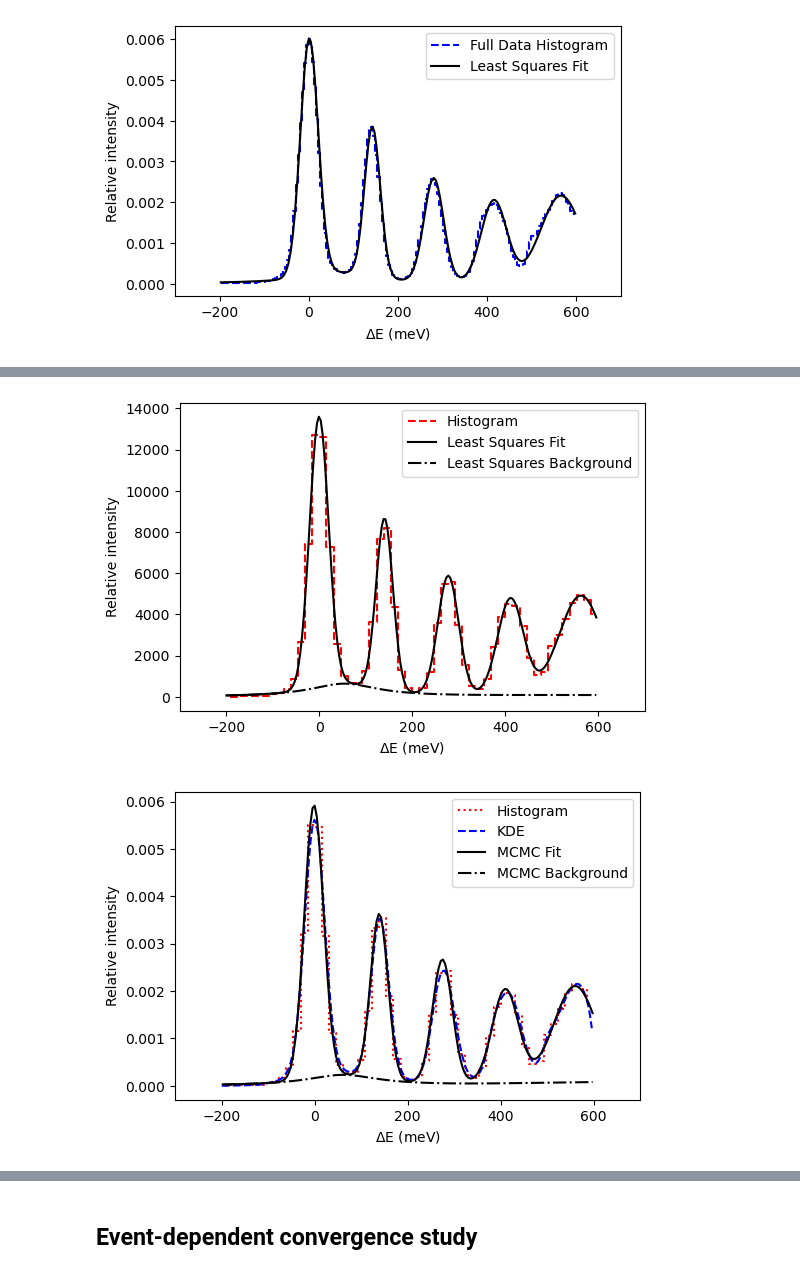
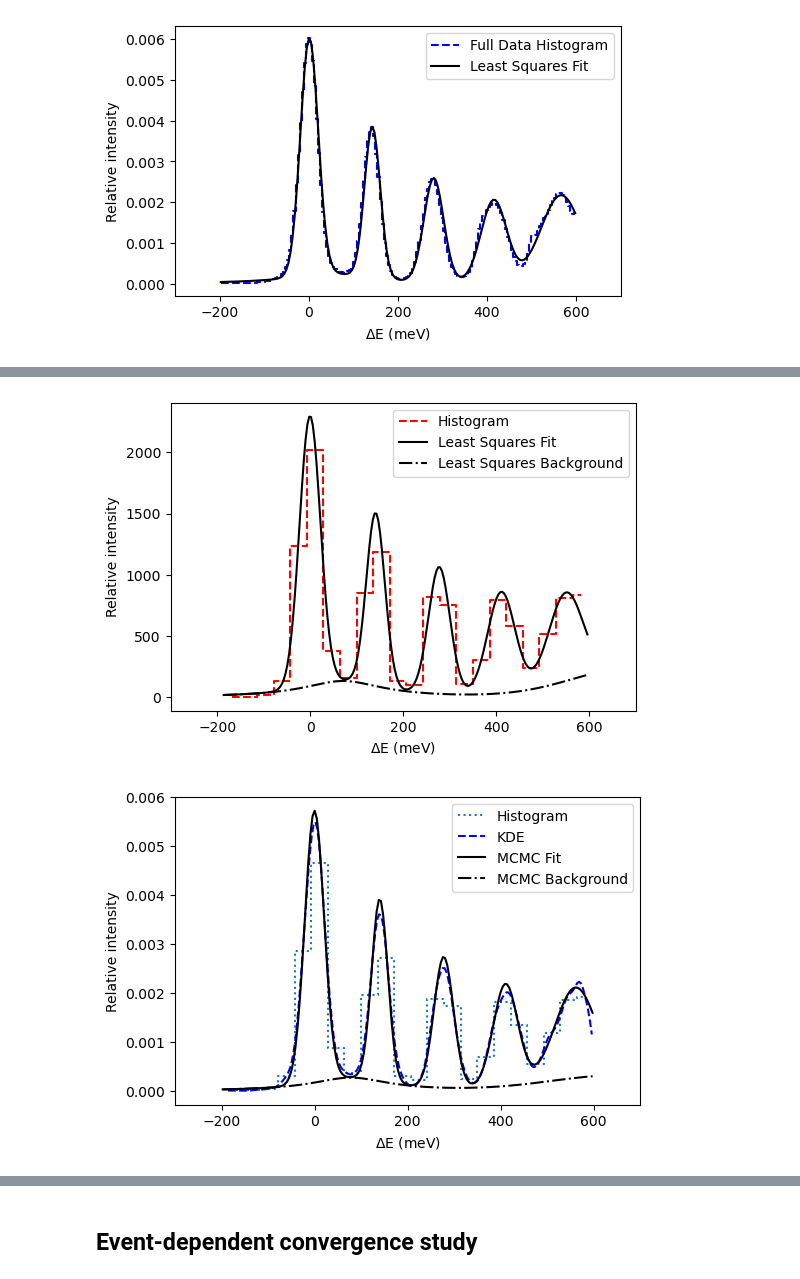
Before and after one commit to localoptimum/emtk, a Jupyter notebook: ARCStest-with-background.ipynb, the cells around one changed output, grey strips where cells are left out. Cells and saved outputs as stored; diff of their text form; code cells hidden in the pictures.

```diff
--- a/ARCStest-with-background.ipynb
+++ b/ARCStest-with-background.ipynb
@@ -362,7 +362,8 @@ Least squares model function defined.
 # maybe something changed during the measurement?
 ema1.shuffle()
 # %%
-cpo = ema1.subsample(150000, randomize=False)
+#cpo = ema1.subsample(150000, randomize=False)
+cpo = ema1.subsample(12000, randomize=False)
 cpo.plot_kde(log=False, loglog=False, xlabel='$\Delta E$ (meV)', method="pmb")
 
 
@@ -376,22 +377,22 @@ cpo.make_lse_params(
     mu2 = dict(value=280.0, min=200.0, max=350.0),\
     mu3 = dict(value=420.0, min=350.0, max=450.0),\
     mu4 = dict(value=560.0, min=500.0, max=620.0),\
-    mubg1=dict(value=500.0, min=600.0, max=700.0),\
-    mubg2=dict(value=50.0, min=0.0, max=200.0),\
+    mubg1=dict(value=620.0, min=600.0, max=700.0),\
+    mubg2=dict(value=140.0, min=0.0, max=200.0),\
 
     elsigma = dict(value=20.0, min=10.0, max=100.0),\
     s1 = dict(value=30.0, min=10.0, max=100.0),\
     s2 = dict(value=30.0, min=10.0, max=100.0),\
     s3 = dict(value=30.0, min=10.0, max=100.0),\
     s4 = dict(value=30.0, min=10.0, max=100.0),\
-    sbg1=dict(value=200.0, min=100.0, max=250.0),\
-    sbg2=dict(value=150.0, min=10.0, max=250.0),\
+    sbg1=dict(value=100.0, min=100.0, max=250.0),\
+    sbg2=dict(value=100.0, min=100.0, max=250.0),\
+    me=dict(value=0.3, min=0.01, max = 1.0),\
     m1=dict(value=0.3, min=0.01, max = 1.0),\
     m2=dict(value=0.2, min=0.01, max = 1.0),\
     m3=dict(value=0.15, min=0.01, max = 1.0),\
     m4=dict(value=0.1, min=0.01, max = 1.0),\
-    mbg1=dict(value=0.1, min=0.01, max=1.0),\
-    mbg2=dict(value=0.1, min=0.01, max=1.0)
+    mbg1=dict(value=0.1, min=0.01, max=1.0)
 )
 
 
@@ -492,7 +493,7 @@ plt.xlabel('$\Delta$E (meV)')
 plt.ylabel('Relative intensity')
 plt.legend()
 plt.xlim(-300,700)
-#plt.savefig('arcsFigs/arcs_data_subsampled_lse.png', dpi=600, bbox_inches='tight')
+plt.savefig('arcsFigs/arcs_data_subsampled_lse.png', dpi=600, bbox_inches='tight')
 plt.show()
 
 
@@ -596,14 +597,14 @@ def log_prior_function(theta):
         10.0 < s3 < 100.0 and \
         10.0 < s4 < 100.0 and \
         100.0 < sbg1 < 250.0 and \
-        10.0  < sbg2 < 250.0 and \
+        100.0  < sbg2 < 250.0 and \
         0.01 < me < 1.0 and\
         0.01 < m1 < 1.0 and\
         0.01 < m2 < 1.0 and\
         0.01 < m3 < 1.0 and\
         0.01 < m4 < 1.0 and\
         0.01 < mbg1 < 1.0 and\
-        m1 + m2 + m3 + m4 + mbg1 < 1.0:
+        me + m1 + m2 + m3 + m4 + mbg1 < 1.0:
         return 0.0
 
     return -np.inf
@@ -626,14 +627,13 @@ def probability_mass_function(theta, xx, xmin, xmax, pweights, verbose=False):
 
     mvals = simplex_weights(np.array([me, m1, m2, m3, m4, mbg1]))
 
-    el = mvals[0] * norm.pdf(xx, scale=elsigma, loc=elmu) / gaussian_integral(ema1.xmin, ema1.xmax, elsigma)
-
+    el = mvals[0] * norm.pdf(xx, scale=elsigma, loc=elmu) / gaussian_integral(ema1.xmin, ema1.xmax, elmu, elsigma)
     l1 = mvals[1] * norm.pdf(xx, scale=s1, loc=mu1) / gaussian_integral(ema1.xmin, ema1.xmax, mu1, s1)
     l2 = mvals[2] * norm.pdf(xx, scale=s2, loc=mu2) / gaussian_integral(ema1.xmin, ema1.xmax, mu2, s2)
     l3 = mvals[3] * norm.pdf(xx, scale=s3, loc=mu3) / gaussian_integral(ema1.xmin, ema1.xmax, mu3, s3)
     l4 = mvals[4] * norm.pdf(xx, scale=s4, loc=mu4) / gaussian_integral(ema1.xmin, ema1.xmax, mu4, s4)
     bg1= mvals[5] * norm.pdf(xx, scale=sbg1, loc=mubg1) / gaussian_integral(ema1.xmin, ema1.xmax, mubg1, sbg1)
-    bg2= mvals[6] * cauchy.pdf(xx, scale=sbg2, loc=mubg2) / cauchy_integral(ema1.xmin, ema1.xmax, sbg2)
+    bg2= mvals[6] * norm.pdf(xx, scale=sbg2, loc=mubg2) / gaussian_integral(ema1.xmin, ema1.xmax, mubg2, sbg2)
 
 
     sol = (el + l1 + l2 + l3 + l4 + bg1 + bg2)**use_weights
@@ -675,7 +675,7 @@ def log_likelihood_function(theta, data, xmin, xmax, pweights, mylpf, verbose=Fa
     l3 = mvals[3] * norm.pdf(data, scale=s3, loc=mu3) / gaussian_integral(ema1.xmin, ema1.xmax, mu3, s3)
     l4 = mvals[4] * norm.pdf(data, scale=s4, loc=mu4) / gaussian_integral(ema1.xmin, ema1.xmax, mu4, s4)
     bg1= mvals[5] * norm.pdf(data, scale=sbg1, loc=mubg1) / gaussian_integral(ema1.xmin, ema1.xmax, mubg1, sbg1)
-    bg2= mvals[6] * cauchy.pdf(data, scale=sbg2, loc=mubg2) / cauchy_integral(ema1.xmin, ema1.xmax, sbg2)
+    bg2= mvals[6] * norm.pdf(data, scale=sbg2, loc=mubg2) / gaussian_integral(ema1.xmin, ema1.xmax, mubg2, sbg2)
 
 
     # Guard against zero values in each term
@@ -785,10 +785,15 @@ cpo.llf = log_likelihood_function
 #    mbg2=dict(value=0.1, min=0.0, max=1.0)
 #)
 
-same_as_least_squares = np.array([-2.0, 138.0, 275.0, 410.0, 560.0,\
-                                 698.0, 61.0, 20.0, 18.0, 21.0,\
-                                 28.0, 46.0, 240.0, 95.0,\
-                                 0.25, 0.11, 0.11, 0.11, 0.15, 0.11])
+#old_same_as_least_squares = np.array([-2.0, 138.0, 275.0, 410.0, 560.0,\
+#                                 698.0, 61.0, 20.0, 18.0, 21.0,\
+#                                 28.0, 46.0, 240.0, 95.0,\
+#                                 0.25, 0.11, 0.11, 0.11, 0.15, 0.11])
+
+same_as_least_squares = np.array([2.0, 145.0, 280.0, 420.0, 560.0,\
+                                 620.0, 140.0, 20.0, 30.0, 30.0,\
+                                 30.0, 30.0, 105.0, 105.0,\
+                                 0.11, 0.11, 0.11, 0.11, 0.11, 0.11])
 
 
 
@@ -818,7 +823,7 @@ cpo.theta_seed = same_as_least_squares
 cpo.nwalkers=32 # need to increase this to improve sampling stats quality
 # (see plots of MCMC_parameter_distribution later)
 
-cpo.MCMC_fit(nburn=200, niter=150) # fixed number of iterations
+cpo.MCMC_fit(nburn=2000, niter=100000) # fixed number of iterations, just over 2.5 hours per run on a single M1 core
 #cpo.MCMC_fit(niter=5000, convergence="Gelman-Rubin") # gelman-rubin method to check for convergence
 # %% [output]
 MCMC launch
@@ -1360,35 +1452,35 @@ plt.show()
 # %%
 fsum = np.sum(sub_data_fit_line)
 fscale = hssum * (sub_data_fit_line.size) / (fsum*subsample_histo_y.size)
 
 fig,ax=plt.subplots()
 plt.step(subsample_histo_x, subsample_histo_y, color='red', ls='--', where='mid', label='Histogram')
 #plt.plot(cpo.kdex, cpo.kdey, color='blue', ls=':', label = 'KDE of Subsample')
 plt.plot(cpo.kdex, sub_data_fit_line, color='black', label='Least Squares Fit')
 plt.plot(cpo.kdex, sub_data_background_line, ls='-.', color='black', label='Least Squares Background')
 plt.xlabel('$\Delta$E (meV)')
 plt.ylabel('Relative intensity')
 plt.legend()
 fig.set_size_inches(6,4)
 plt.xlim(-300,700)
 plt.savefig('arcsFigs/arcs_data_subsample_lse_analysis.png', dpi=600, bbox_inches='tight')
 plt.show()
 
 fig,ax=plt.subplots()
-plt.step(subsample_histo_x, subsample_histo_y*hsscale, color='red', ls=':', where='mid', label='Histogram')
+plt.step(subsample_histo_x, subsample_histo_y * (np.sum(mcmc_fit_line) * subsample_histo_y.size / (np.sum(subsample_histo_y)*mcmc_fit_line.size)), ls=':', where='mid', label='Histogram')
 plt.plot(cpo.kdex, cpo.kdey, color='blue', ls='--', label = 'KDE')
 plt.plot(fullhisto_x, mcmc_fit_line, color='black', label='MCMC Fit')
 plt.plot(fullhisto_x, mcmc_background_line, ls='-.', color='black', label='MCMC Background')
 plt.xlabel('$\Delta$E (meV)')
 plt.ylabel('Relative intensity')
 plt.legend()
 fig.set_size_inches(6,4)
 plt.xlim(-300,700)
 plt.savefig('arcsFigs/arcs_data_subsample_mcmc_analysis.png', dpi=600, bbox_inches='tight')
 plt.show()
 # %% [output]
-[figure, old version]
+[figure, new version]
-[figure, old version]
+[figure, new version]
 # %%
 fig,ax=plt.subplots()
 plt.step(subsample_histo_x, subsample_histo_y, color='red', ls=':', where='mid', label='Histogram')
```
Also changed, not shown: parts of 44 cells of this notebook.
